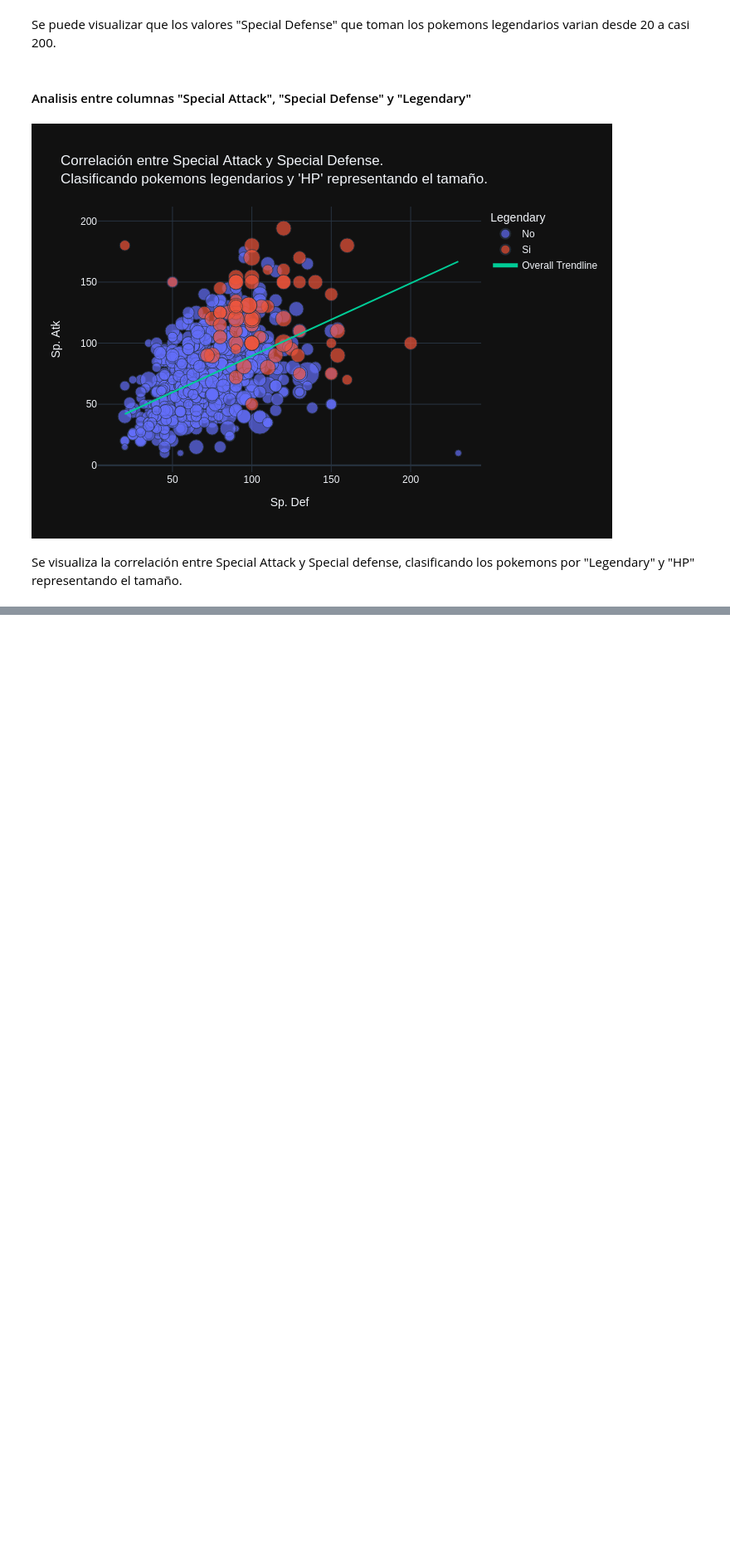
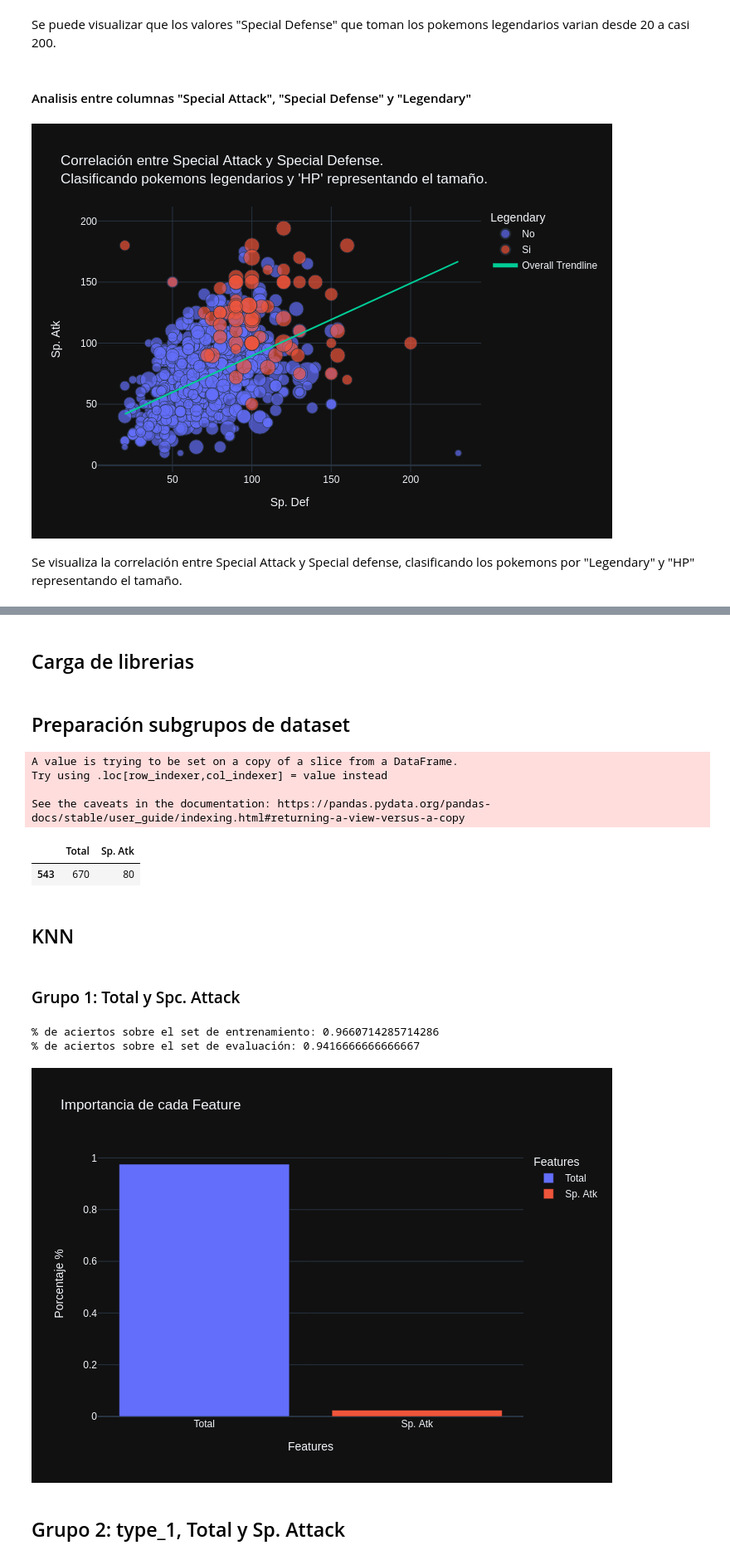
Before and after one commit to gdarias1987/Datascients-Coderhouse, a Jupyter notebook: Entrega1Arias.ipynb, the cells around one changed output, grey strips where cells are left out. Shown at 83% size. Saved outputs shown, nothing was run; the diff lists cells and outputs as text; code cells hidden in the pictures; blank space fills up the shorter version.

```diff
--- a/Entrega1Arias.ipynb
+++ b/Entrega1Arias.ipynb
@@ -617,0 +628,2 @@ Se visualiza la correlación entre Special Attack y Special defense, clasificand
+# %% [markdown]
+## Carga de librerias
@@ -617,0 +634,2 @@ Se visualiza la correlación entre Special Attack y Special defense, clasificand
+# %% [markdown]
+## Preparación subgrupos de dataset
@@ -617,0 +641,65 @@ Se visualiza la correlación entre Special Attack y Special defense, clasificand
+# %%
+df_type = df.type_1
+
+df_sel = df[[ "Total", "Sp. Atk"]]
+
+df_sel_2 = df[["Total", "Sp. Atk"]] #
+df_sel_2['type_1_int'] = df.type_1.apply(lambda x: convertType(x))
+
+df_target = df[["TargetInt"]]
+# %% [output]
+A value is trying to be set on a copy of a slice from a DataFrame.
+Try using .loc[row_indexer,col_indexer] = value instead
+
+See the caveats in the documentation: https://pandas.pydata.org/pandas-docs/stable/user_guide/indexing.html#returning-a-view-versus-a-copy
+# %%
+df_sel.sample(1)
+# %% [output]
+|  | Total | Sp. Atk |
+| 543 | 670 | 80 |
+# %% [markdown]
+## KNN
+# %% [markdown]
+### Grupo 1: Total y Spc. Attack
+# %%
+#Me quedo con 30% para test y 70% para train
+X = df_sel
+y = df_target
+
+X_train, X_test, y_train, y_test = train_test_split(X, y, test_size=0.30, random_state=42, stratify=y)
+
+tree = DecisionTreeClassifier(max_depth = 3, random_state = 42) #Creamos el modelo
+
+#Entrenamos el modelo
+tree.fit(X_train,y_train) #Entrenamos el modelo
+
+y_train_pred = tree.predict(X_train) #Prediccion en Train
+y_test_pred = tree.predict(X_test) #Prediccion en Test
+
+#Calculo el accuracy en Train
+train_accuracy = accuracy_score(y_train, y_train_pred)
+
+#Calculo el accuracy en Test
+test_accuracy = accuracy_score(y_test, y_test_pred)
+
+grupo_1_knn_train_accuracy = train_accuracy
+grupo_1_knn_test_accuracy = test_accuracy
+
+print('% de aciertos sobre el set de entrenamiento:', grupo_1_knn_train_accuracy)
+print('% de aciertos sobre el set de evaluación:', grupo_1_knn_test_accuracy)
+# %% [output]
+% de aciertos sobre el set de entrenamiento: 0.9660714285714286
+% de aciertos sobre el set de evaluación: 0.9416666666666667
+# %%
+fig = px.bar(
+    x = df_sel.columns,
+    y = tree.feature_importances_,
+    color = df_sel.columns,
+    title = "Importancia de cada Feature",
+    labels= dict(x="Features", y="Porcentaje %", color="Features")
+)
+fig.show("png")
+# %% [output]
+[figure, added]
+# %% [markdown]
+## Grupo 2: type_1, Total y Sp. Attack
```
Also changed, not shown: parts of 10 cells of this notebook.
